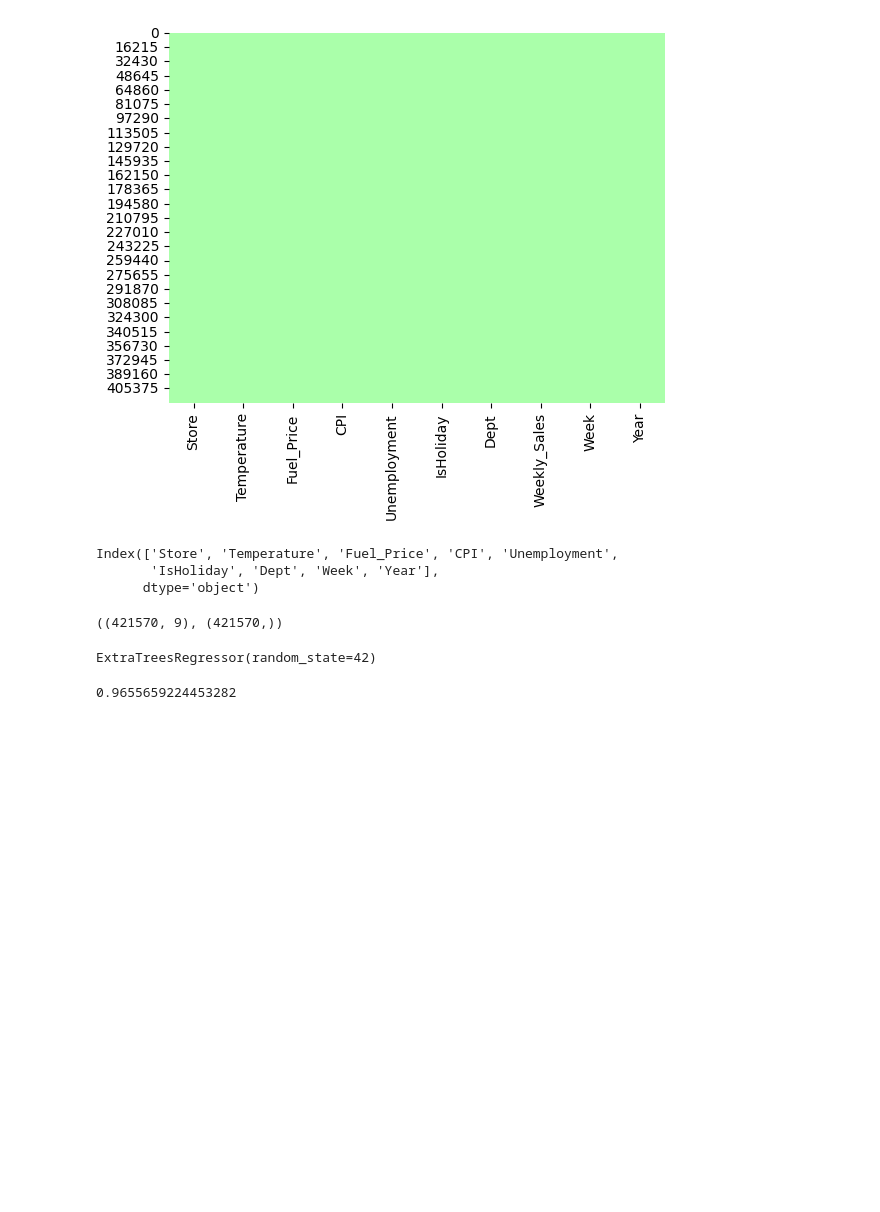
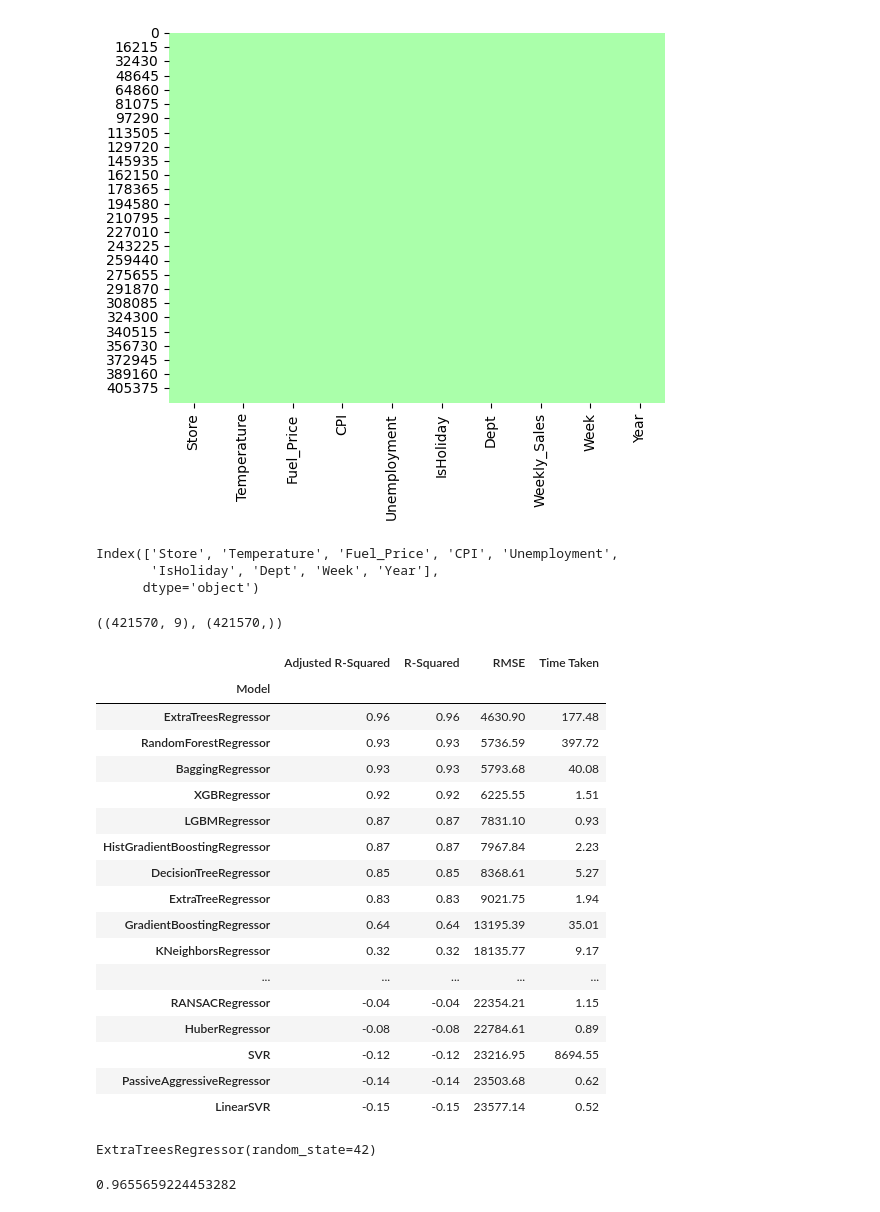
Before and after one commit to yash-412/Guvi-Projects, a Jupyter notebook: final_capstone/colab_final_project.ipynb, the cells around one changed output. Saved outputs shown, nothing was run; the diff lists cells and outputs as text; code cells hidden in the pictures; blank space fills up the shorter version.

```diff
--- a/final_capstone/colab_final_project.ipynb
+++ b/final_capstone/colab_final_project.ipynb
@@ -259,3 +262,67 @@ X_train, X_test, y_train, y_test = train_test_split(X, y, test_size=0.2, random_
+# %%
+data = """
+Model,Adjusted R-Squared,R-Squared,RMSE,Time Taken
+ExtraTreesRegressor,0.96,0.96,4630.90,177.48
+RandomForestRegressor,0.93,0.93,5736.59,397.72
+BaggingRegressor,0.93,0.93,5793.68,40.08
+XGBRegressor,0.92,0.92,6225.55,1.51
+LGBMRegressor,0.87,0.87,7831.10,0.93
+HistGradientBoostingRegressor,0.87,0.87,7967.84,2.23
+DecisionTreeRegressor,0.85,0.85,8368.61,5.27
+ExtraTreeRegressor,0.83,0.83,9021.75,1.94
+GradientBoostingRegressor,0.64,0.64,13195.39,35.01
+KNeighborsRegressor,0.32,0.32,18135.77,9.17
+MLPRegressor,0.15,0.15,20240.41,282.81
+AdaBoostRegressor,0.04,0.04,21504.97,17.80
+SGDRegressor,0.03,0.03,21585.19,2.08
+Lasso,0.03,0.03,21586.97,0.36
+LassoLars,0.03,0.03,21586.98,0.20
+BayesianRidge,0.03,0.03,21587.00,0.30
+RidgeCV,0.03,0.03,21587.01,0.38
+Ridge,0.03,0.03,21587.01,0.20
+LassoLarsIC,0.03,0.03,21587.01,0.33
+LinearRegression,0.03,0.03,21587.01,0.23
+TransformedTargetRegressor,0.03,0.03,21587.01,0.35
+Lars,0.03,0.03,21587.01,0.27
+LassoCV,0.03,0.03,21589.19,1.71
+OrthogonalMatchingPursuitCV,0.03,0.03,21589.21,0.56
+LassoLarsCV,0.03,0.03,21589.37,0.79
+LarsCV,0.03,0.03,21589.37,0.85
+ElasticNet,0.03,0.03,21632.86,0.23
+OrthogonalMatchingPursuit,0.03,0.03,21688.29,0.21
+TweedieRegressor,0.03,0.03,21688.34,0.34
+ElasticNetCV,0.01,0.01,21819.44,1.55
+DummyRegressor,-0.00,-0.00,21970.69,0.16
+NuSVR,-0.03,-0.03,22312.51,13611.17
+RANSACRegressor,-0.04,-0.04,22354.21,1.15
+HuberRegressor,-0.08,-0.08,22784.61,0.89
+SVR,-0.12,-0.12,23216.95,8694.55
+PassiveAggressiveRegressor,-0.14,-0.14,23503.68,0.62
+LinearSVR,-0.15,-0.15,23577.14,0.52
+"""
+
+df = pd.read_csv(StringIO(data), index_col='Model')
+
+df
+# %% [output]
+|  | Adjusted R-Squared | R-Squared | RMSE | Time Taken |
+| Model |  |  |  |  |
+| ExtraTreesRegressor | 0.96 | 0.96 | 4630.90 | 177.48 |
+| RandomForestRegressor | 0.93 | 0.93 | 5736.59 | 397.72 |
+| BaggingRegressor | 0.93 | 0.93 | 5793.68 | 40.08 |
+| XGBRegressor | 0.92 | 0.92 | 6225.55 | 1.51 |
+| LGBMRegressor | 0.87 | 0.87 | 7831.10 | 0.93 |
+| HistGradientBoostingRegressor | 0.87 | 0.87 | 7967.84 | 2.23 |
+| DecisionTreeRegressor | 0.85 | 0.85 | 8368.61 | 5.27 |
+| ExtraTreeRegressor | 0.83 | 0.83 | 9021.75 | 1.94 |
+| GradientBoostingRegressor | 0.64 | 0.64 | 13195.39 | 35.01 |
+| KNeighborsRegressor | 0.32 | 0.32 | 18135.77 | 9.17 |
+| ... | ... | ... | ... | ... |
+| RANSACRegressor | -0.04 | -0.04 | 22354.21 | 1.15 |
+| HuberRegressor | -0.08 | -0.08 | 22784.61 | 0.89 |
+| SVR | -0.12 | -0.12 | 23216.95 | 8694.55 |
+| PassiveAggressiveRegressor | -0.14 | -0.14 | 23503.68 | 0.62 |
+| LinearSVR | -0.15 | -0.15 | 23577.14 | 0.52 |
 # %%
 extra_trees_model = ExtraTreesRegressor(n_estimators=100, random_state=42)
 # %%
```
Also changed, not shown: parts of 1 cell of this notebook.
